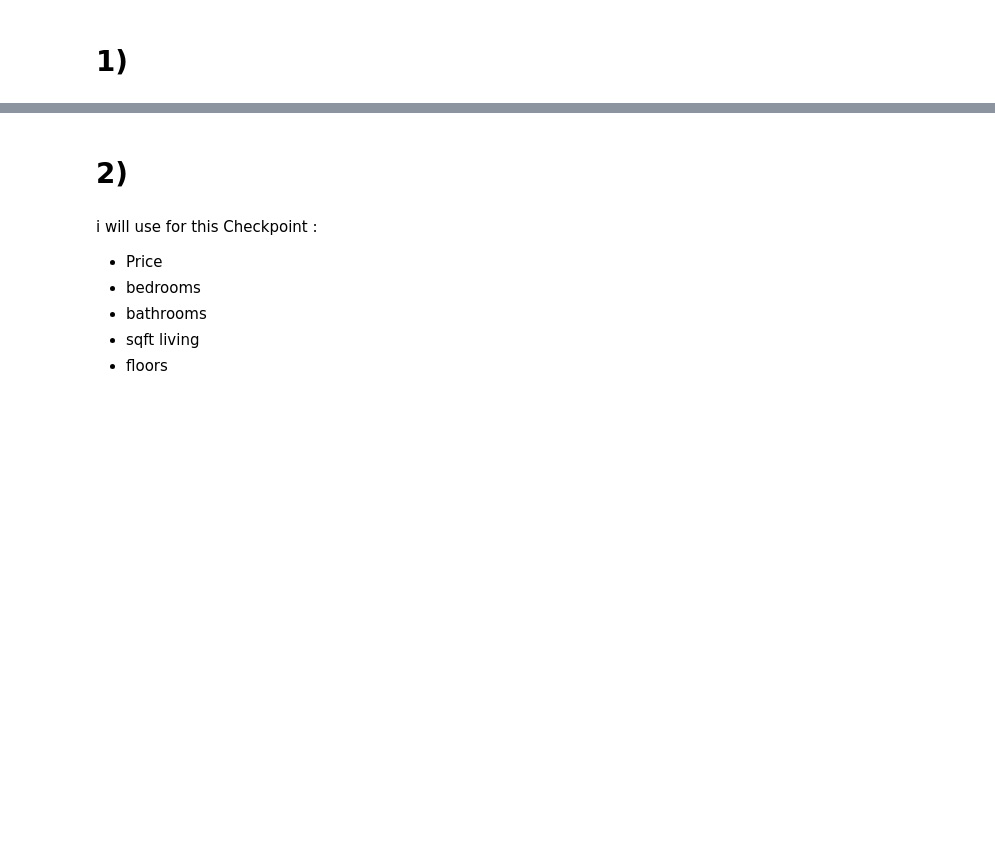
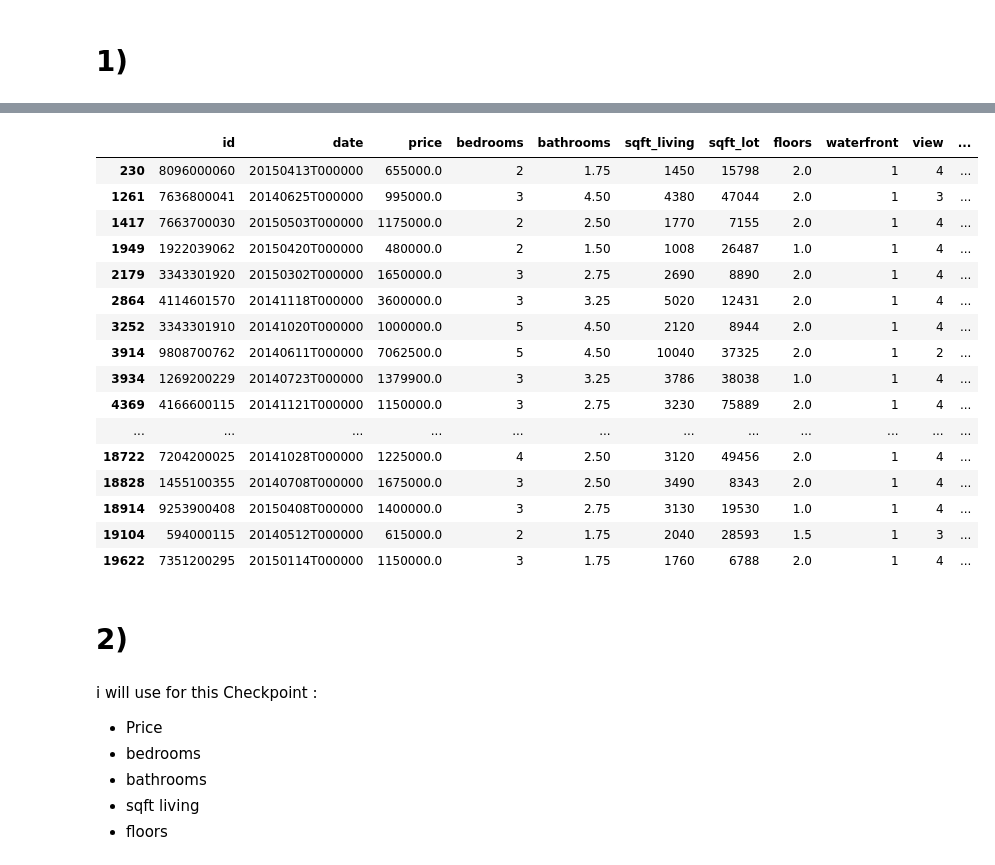
Before and after one commit to HamoudaBenAbdennebi/ai, a Jupyter notebook: ckp4.ipynb, the cells around one changed output, grey strips where cells are left out. Cells and saved outputs as stored; diff of their text form; code cells hidden in the pictures; blank space fills up the shorter version.

```diff
--- a/ckp4.ipynb
+++ b/ckp4.ipynb
@@ -38,3 +53,26 @@ print(df['floors'].isna().sum())
+# %%
+df.drop(df[df['yr_renovated'] == 0].index, inplace = True)
+df.drop(df[df['yr_built'] == 0].index, inplace = True)
+df.drop('county_name',axis='columns', inplace=True)
+df
+# %% [output]
+|  | id | date | price | bedrooms | bathrooms | sqft_living | sqft_lot | floors | waterfront | view | ... |
+| 230 | 8096000060 | 20150413T000000 | 655000.0 | 2 | 1.75 | 1450 | 15798 | 2.0 | 1 | 4 | ... |
+| 1261 | 7636800041 | 20140625T000000 | 995000.0 | 3 | 4.50 | 4380 | 47044 | 2.0 | 1 | 3 | ... |
+| 1417 | 7663700030 | 20150503T000000 | 1175000.0 | 2 | 2.50 | 1770 | 7155 | 2.0 | 1 | 4 | ... |
+| 1949 | 1922039062 | 20150420T000000 | 480000.0 | 2 | 1.50 | 1008 | 26487 | 1.0 | 1 | 4 | ... |
+| 2179 | 3343301920 | 20150302T000000 | 1650000.0 | 3 | 2.75 | 2690 | 8890 | 2.0 | 1 | 4 | ... |
+| 2864 | 4114601570 | 20141118T000000 | 3600000.0 | 3 | 3.25 | 5020 | 12431 | 2.0 | 1 | 4 | ... |
+| 3252 | 3343301910 | 20141020T000000 | 1000000.0 | 5 | 4.50 | 2120 | 8944 | 2.0 | 1 | 4 | ... |
+| 3914 | 9808700762 | 20140611T000000 | 7062500.0 | 5 | 4.50 | 10040 | 37325 | 2.0 | 1 | 2 | ... |
+| 3934 | 1269200229 | 20140723T000000 | 1379900.0 | 3 | 3.25 | 3786 | 38038 | 1.0 | 1 | 4 | ... |
+| 4369 | 4166600115 | 20141121T000000 | 1150000.0 | 3 | 2.75 | 3230 | 75889 | 2.0 | 1 | 4 | ... |
+| ... | ... | ... | ... | ... | ... | ... | ... | ... | ... | ... | ... |
+| 18722 | 7204200025 | 20141028T000000 | 1225000.0 | 4 | 2.50 | 3120 | 49456 | 2.0 | 1 | 4 | ... |
+| 18828 | 1455100355 | 20140708T000000 | 1675000.0 | 3 | 2.50 | 3490 | 8343 | 2.0 | 1 | 4 | ... |
+| 18914 | 9253900408 | 20150408T000000 | 1400000.0 | 3 | 2.75 | 3130 | 19530 | 1.0 | 1 | 4 | ... |
+| 19104 | 594000115 | 20140512T000000 | 615000.0 | 2 | 1.75 | 2040 | 28593 | 1.5 | 1 | 3 | ... |
+| 19622 | 7351200295 | 20150114T000000 | 1150000.0 | 3 | 1.75 | 1760 | 6788 | 2.0 | 1 | 4 | ... |
 # %% [markdown]
 # 2)
 # %% [markdown]
```
Also changed, not shown: parts of 3 cells of this notebook.
